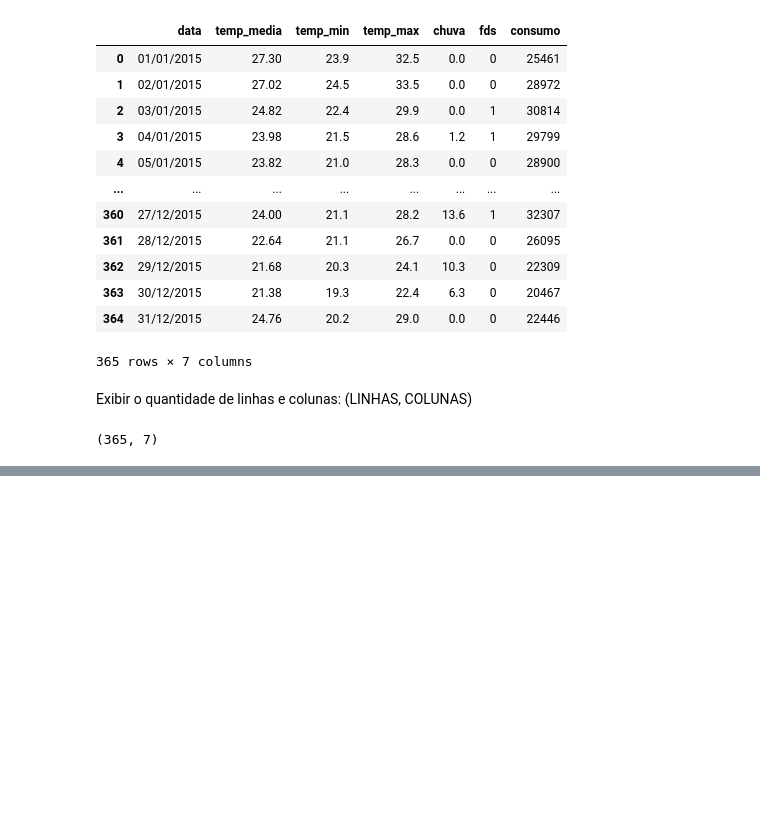
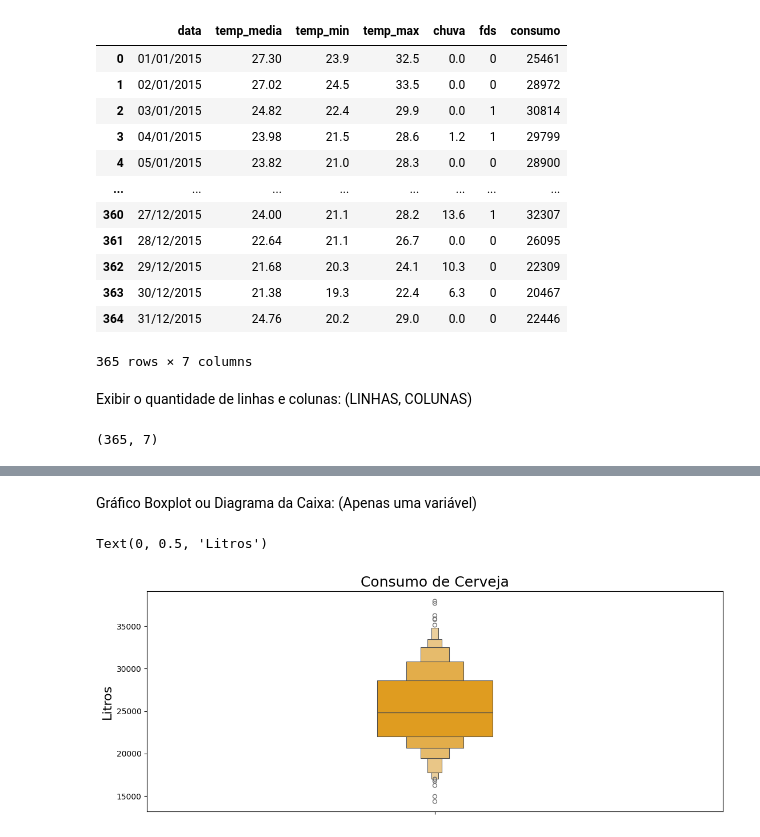
Before and after one commit to Pedrr01/ML_Estudos, a Jupyter notebook: Projeto01.ipynb, the cells around one changed output, grey strips where cells are left out. Saved outputs shown, nothing was run; the diff lists cells and outputs as text; code cells hidden in the pictures; blank space fills up the shorter version.

```diff
--- a/Projeto01.ipynb
+++ b/Projeto01.ipynb
@@ -39,0 +52,13 @@ dados.shape
+# %% [markdown]
+Gráfico Boxplot ou Diagrama da Caixa:
+(Apenas uma variável)
+# %%
+import seaborn as sns
+
+ax = sns.boxenplot(data=dados["consumo"], orient="v", width=0.2, color="orange")
+ax.figure.set_size_inches(13, 5)
+ax.set_title("Consumo de Cerveja", fontsize=18)
+ax.set_ylabel("Litros", fontsize=16)
+# %% [output]
+Text(0, 0.5, 'Litros')
+[figure, added]
```
Also changed, not shown: parts of 5 cells of this notebook.
